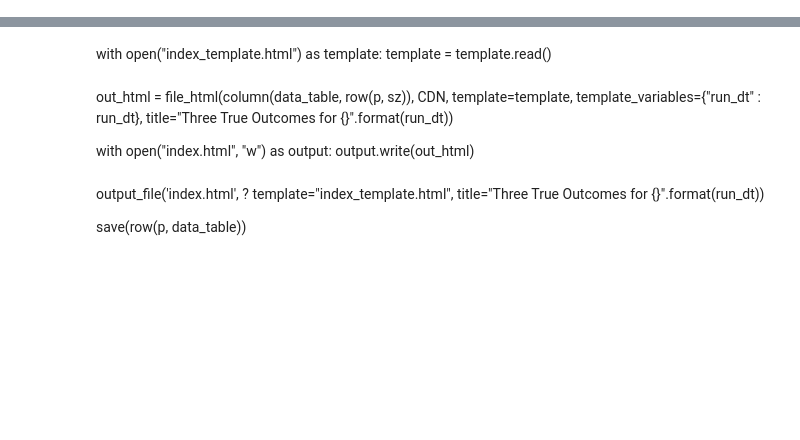
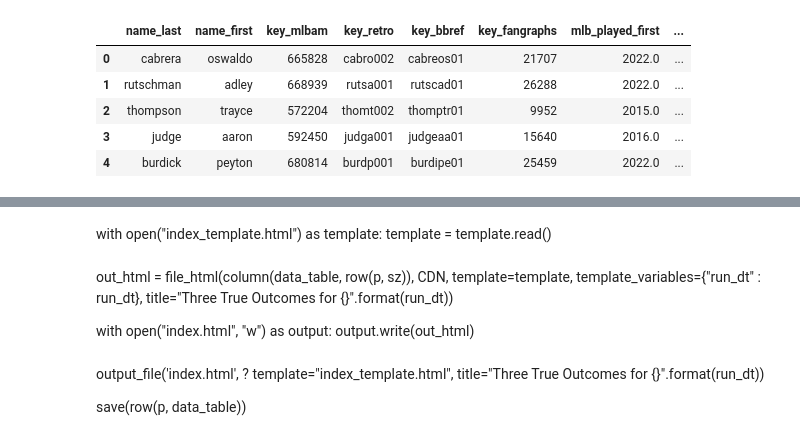
Before and after one commit to nicholson2208/three-true-outcomes, a Jupyter notebook: bokeh_messaround.ipynb, the cells around one changed output, grey strips where cells are left out. Saved outputs shown, nothing was run; the diff lists cells and outputs as text; code cells hidden in the pictures; blank space fills up the shorter version.

Commit message:
add pull for player name closes #26

```diff
--- a/bokeh_messaround.ipynb
+++ b/bokeh_messaround.ipynb
@@ -25,3 +26,14 @@ df = pd.read_csv("data/tto_events.csv")
 plot_data = df["events"].value_counts()
 outcomes = list(plot_data.index)
 # print(plot_data.columns)
+# %%
+batter_names_df = playerid_reverse_lookup(df.batter, key_type='mlbam')
+# %%
+batter_names_df.head()
+# %% [output]
+|  | name_last | name_first | key_mlbam | key_retro | key_bbref | key_fangraphs | mlb_played_first | ... |
+| 0 | cabrera | oswaldo | 665828 | cabro002 | cabreos01 | 21707 | 2022.0 | ... |
+| 1 | rutschman | adley | 668939 | rutsa001 | rutscad01 | 26288 | 2022.0 | ... |
+| 2 | thompson | trayce | 572204 | thomt002 | thomptr01 | 9952 | 2015.0 | ... |
+| 3 | judge | aaron | 592450 | judga001 | judgeaa01 | 15640 | 2016.0 | ... |
+| 4 | burdick | peyton | 680814 | burdp001 | burdipe01 | 25459 | 2022.0 | ... |
```
Also changed, not shown: parts of 4 cells of this notebook, 3 other files.
